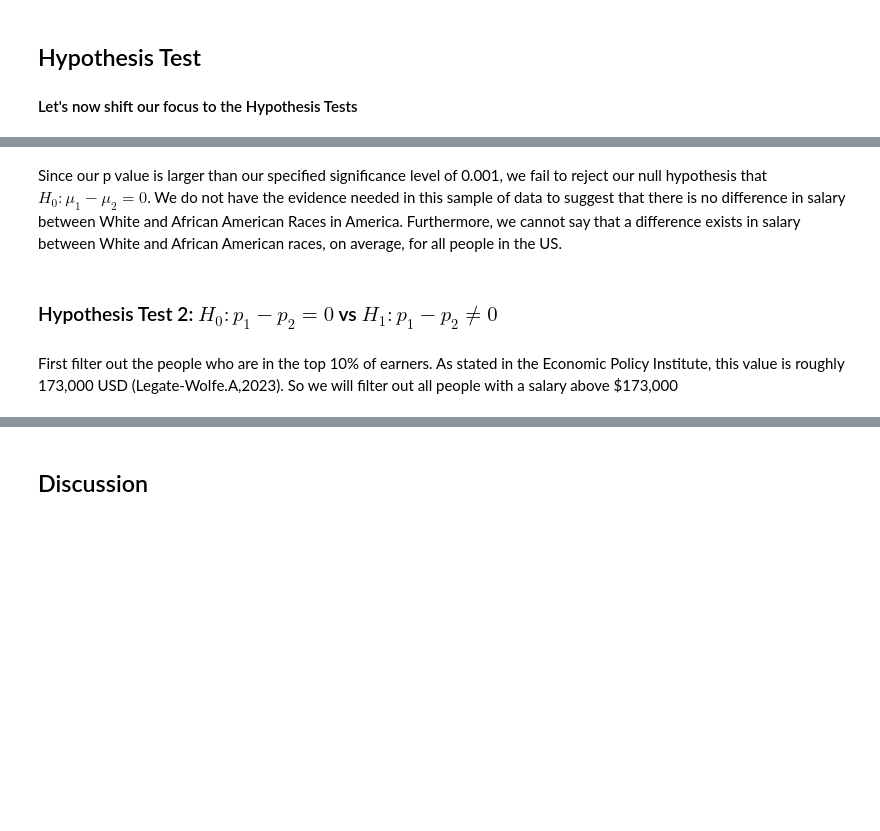
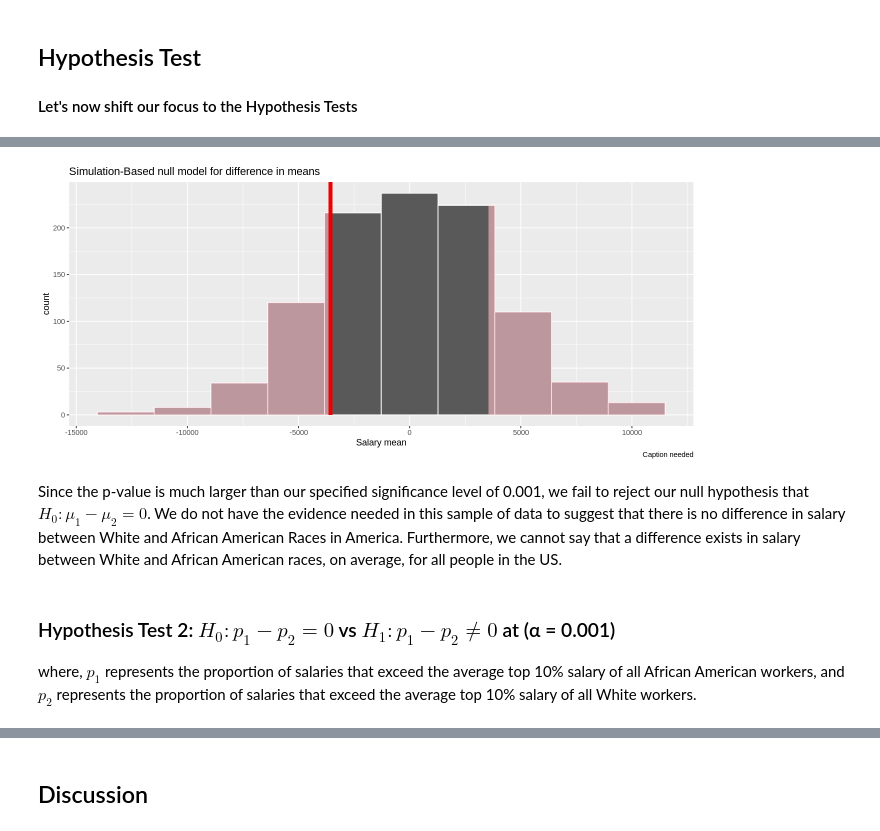
Before and after one commit to hongkailiu123/Race-VS.-Annual-Income-Statistical-Inference-Report, a Jupyter notebook: Final_Report.ipynb, the cells around one changed output, grey strips where cells are left out. Drawn from its saved outputs; the diff is of its cells as text; code cells hidden in the pictures; blank space fills up the shorter version.

Commit message:
Hypo tests done

```diff
--- a/Final_Report.ipynb
+++ b/Final_Report.ipynb
@@ -518,13 +565,24 @@ The bootstrapping method is widely applicable, while the asymptotic method is ap
 # %%
+# Employ a simulation (bootstrap) method for Hypothesis Test 1
+
+# Create the null model with infer workflow
 null_dist <- salary_sample %>%
         specify(formula = Salary ~ Race) %>%
         hypothesize(null = "independence") %>%
         generate(reps = 1000, type = "permute") %>%
-        calculate(stat = "diff in means", order = c("White", "African American"))
+        calculate(stat = "diff in means", order = c("African American", "White"))
 
-head(null_dist)
+# Obtain the observed difference in means
+obs_diff_means <- salary_sample %>%
+  specify(formula = Salary ~ Race) %>%
+  calculate(stat = "diff in means", order = c("African American", "White"))
+
+# Obtain p-value
+p_val <- null_dist %>%
+          get_p_value(obs_stat = obs_diff_means, direction = "both")
+
+# Visualize the null model, p-value, and observed statistic
+p_val_dist <- visualize(null_dist, bins = 10) +
+              shade_p_value(obs_stat = obs_diff_means, direction = "both")
 # %%
-obs_diff_means <- salary_sample %>%
-  specify(formula = Salary ~ Race) %>%
-  calculate(stat = "diff in means", order = c("White", "African American"))
 obs_diff_means
@@ -535,10 +603,13 @@ p_val
 # %%
 p_val_dist <- visualize(null_dist, bins = 10) +
-              shade_p_value(obs_stat = obs_diff_means, direction = "both")
+               shade_p_value(obs_stat = obs_diff_means, direction = "both")+
+               labs(x="Salary mean", caption=" Caption needed", title = "Simulation-Based null model for difference in means")
+
 p_val_dist
+# %% [output]
+[figure, added]
 # %% [markdown]
-Since our p value is larger than our specified significance level of 0.001, we fail to reject our null hypothesis that $H_0: \mu_1 - \mu_2 = 0$. We do not have the evidence needed in this sample of data to suggest that there is no difference in salary between White and African American Races in America. Furthermore, we cannot say that a difference exists in salary between White and African American races, on average, for all people in the US.
+Since the p-value is much larger than our specified significance level of 0.001, we fail to reject our null hypothesis that $H_0: \mu_1 - \mu_2 = 0$. We do not have the evidence needed in this sample of data to suggest that there is no difference in salary between White and African American Races in America. Furthermore, we cannot say that a difference exists in salary between White and African American races, on average, for all people in the US.
 # %% [markdown]
-### Hypothesis Test 2: $H_0: p_1 - p_2 = 0$ vs $H_1: p_1 - p_2 \neq 0$</center>
+### Hypothesis Test 2: $H_0: p_1 - p_2 = 0$ vs $H_1: p_1 - p_2 \neq 0$</center> at (α = 0.001)
+where, $p_1$ represents the proportion of salaries that exceed the average top 10% salary of all African American workers, and $p_2$ represents the proportion of salaries that exceed the average top 10% salary of all White workers.
-# %% [markdown]
-First filter out the people who are in the top 10% of earners. As stated in the Economic Policy Institute, this value is roughly 173,000 USD (Legate-Wolfe.A,2023). So we will filter out all people with a salary above $173,000
```
Also changed, not shown: parts of 24 cells of this notebook.
